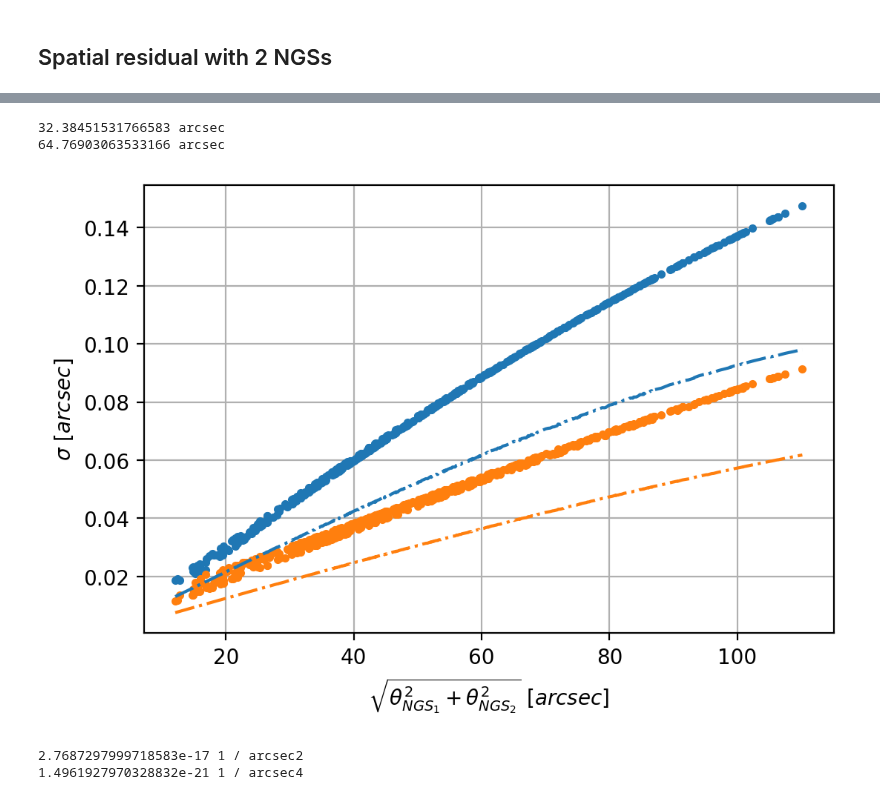
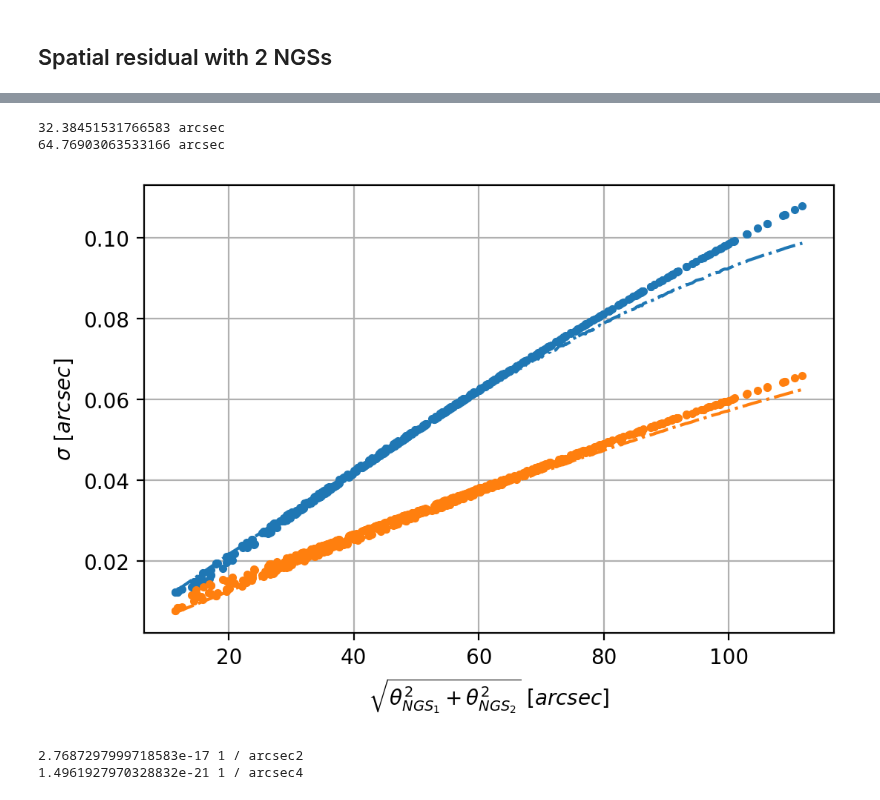
Before and after one commit to ArcetriAdaptiveOptics/arte, a Jupyter notebook: notebook/atmo/Tip_tilt_maps.ipynb, the cells around one changed output, grey strips where cells are left out. Cells and saved outputs as stored; diff of their text form; code cells hidden in the pictures.

```diff
--- a/notebook/atmo/Tip_tilt_maps.ipynb
+++ b/notebook/atmo/Tip_tilt_maps.ipynb
@@ -287,7 +287,7 @@ from apposto.atmo.von_karman_covariance_calculator import VonKarmanSpatioTempora
 #Initialization of NGS's position, apertures' positions, turbulence profile and spatial frequencies array.
 D = 10
 r0 = 0.16
-L0 = 25
+L0 = np.inf
 layer_alt = 10e3
 v_wind = 10
 th_wind = -20
@@ -375,36 +375,38 @@ D_in_meters = D * u.m
 rad_arcsec = 206265
 widths_arcsec = np.array(widths) * 4 * wlength.value / (2 * np.pi * D) * rad_arcsec
 heights_arcsec = np.array(heights) * 4 * wlength.value / (2 * np.pi * D) * rad_arcsec
+sigma_para = widths_arcsec / 2
+sigma_perp = heights_arcsec / 2
 
 c1_para = 0.0472 * (wlength / D_in_meters)**2 * theta0**(-2) * (D_in_meters / r0)**(-1/3)
 c2_para = - 0.0107 * (wlength / D_in_meters)**2 * theta0**(-4) * (D_in_meters / r0)**(-7/3)
 c1_perp = 0.0157 * (wlength / D_in_meters)**2 * theta0**(-2) * (D_in_meters / r0)**(-1/3)
 c2_perp = - 0.00214 * (wlength / D_in_meters)**2 * theta0**(-4) * (D_in_meters / r0)**(-7/3)
 
 import matplotlib.pyplot as plt
 plt.figure()
-plt.plot(distances_tot[order], widths_arcsec[order], '.', label="$\sigma_{\parallel}$")
-plt.plot(distances_tot[order], heights_arcsec[order], '.',  label="$\sigma_{\perp}$")
+plt.plot(distances_tot[order], sigma_para[order], '.', label="$\sigma_{\parallel}$")
+plt.plot(distances_tot[order], sigma_perp[order], '.',  label="$\sigma_{\perp}$")
 
 cycle = plt.rcParams['axes.prop_cycle'].by_key()['color']
 para_1_arcsec = (c1_para.value * distancesFromNGS_1**2 + c2_para.value * distancesFromNGS_1**4) * rad_arcsec**2
 para_2_arcsec = (c1_para.value * distancesFromNGS_2**2 + c2_para.value * distancesFromNGS_2**4) * rad_arcsec**2
 plt.plot(distances_tot[order], np.sqrt(para_1_arcsec + para_2_arcsec)[order], '-.', color = cycle[0])
 
 perp_1_arcsec = (c1_perp.value * distancesFromNGS_1**2 + c2_perp.value * distancesFromNGS_1**4) * rad_arcsec**2
 perp_2_arcsec = (c1_perp.value * distancesFromNGS_2**2 + c2_perp.value * distancesFromNGS_2**4) * rad_arcsec**2
 plt.plot(distances_tot[order], np.sqrt(perp_1_arcsec + perp_2_arcsec)[order], '-.', color=cycle[1])
 
 plt.xlabel('$\sqrt{\\theta_{NGS_1}^2 + \\theta_{NGS_2}^2} \ [arcsec]$')
 plt.ylabel('$\sigma \ [arcsec]$')
 plt.grid()
 
 print(0.5 * D_in_meters / r0 * theta0)
 print(D_in_meters / r0 * theta0)
 # %% [output]
 32.38451531766583 arcsec
 64.76903063533166 arcsec
-[figure, old version]
+[figure, new version]
 # %%
 c1_para = 0.0472 * (wlength / D_in_meters)**2 * theta0**(-2) * (D_in_meters / r0)**(-1/3)
 c2_para = 0.0107 * (wlength / D_in_meters)**2 * theta0**(-4) * (D_in_meters / r0)**(-7/3)
```
Also changed, not shown: parts of 1 cell of this notebook, 3 other files.
